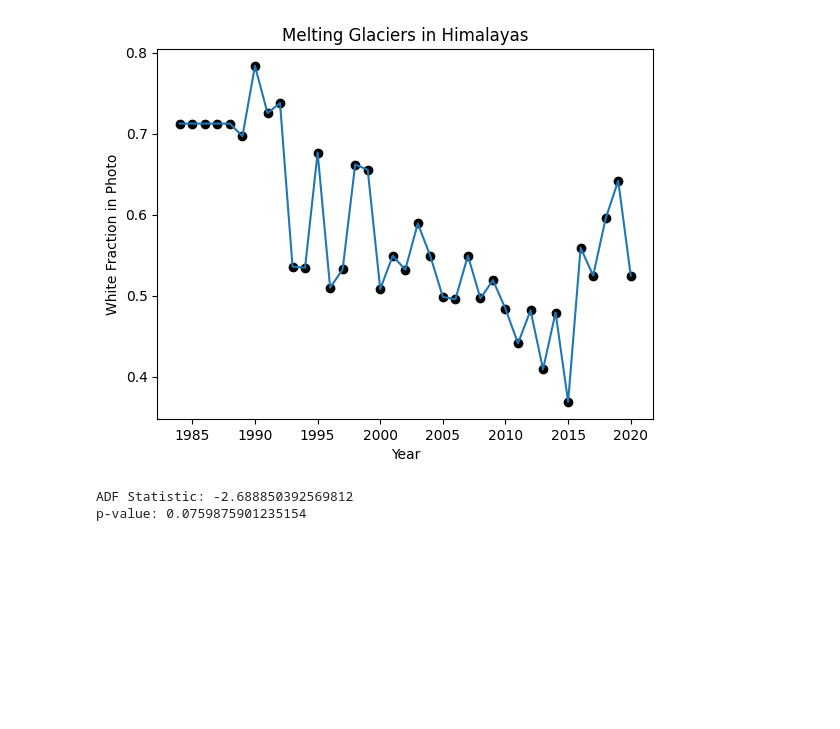
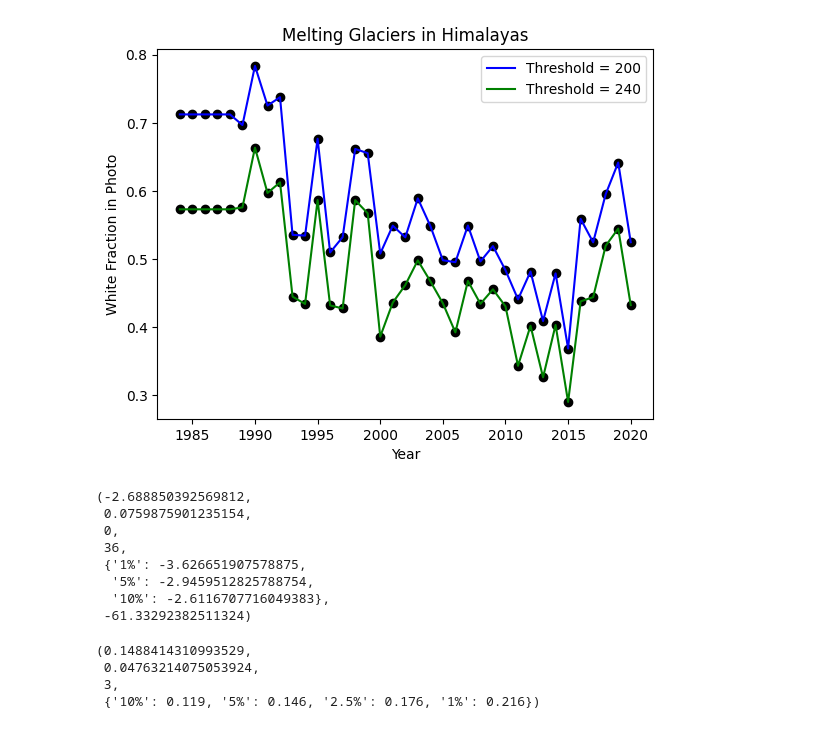
Before and after one commit to pranavkoka/Melting-Glaciers-Capstone, a Jupyter notebook: arima.ipynb, the cells around one changed output. Drawn from its saved outputs; the diff is of its cells as text; code cells hidden in the pictures; blank space fills up the shorter version.

Commit message:
check for stationary and calc first diff

```diff
--- a/arima.ipynb
+++ b/arima.ipynb
@@ -4,28 +4,53 @@ import numpy as np
 import matplotlib.pyplot as plt
 # %%
 df = pd.read_csv(r"data\white_percentage_df.csv")
-# %%
-df['white_fraction'] = df['white_percentage'] / 100
+# %%
+df['white_fraction_1'] = df['white_percentage_1'] / 100
+df['white_fraction_2'] = df['white_percentage_2'] / 100
 # %%
 x = df['years']
-y = df['white_fraction']
-plt.plot(x,y)
-plt.scatter(x,y, c='black')
+y1= df['white_fraction_1']
+y2= df['white_fraction_2']
+plt.plot(x, y1, c = 'blue')
+plt.plot(x, y2, c = 'green')
+plt.scatter(x, y1, c = 'black')
+plt.scatter(x, y2, c = 'black')
 plt.xlabel("Year")
 plt.ylabel("White Fraction in Photo")
 plt.title("Melting Glaciers in Himalayas")
+plt.legend(["Threshold = 200", "Threshold = 240"])
 plt.show()
 # %% [output]
-[figure, old version]
+[figure, new version]
 # %%
 from statsmodels.tsa.stattools import adfuller
 
 # Perform the ADF test
-result = adfuller(df['white_fraction'])
-print('ADF Statistic:', result[0])
-print('p-value:', result[1])
+result1 = adfuller(df['white_fraction_1'])
+
+result1
 
 # If p-value > 0.05, the series is not stationary
 # %% [output]
-ADF Statistic: -2.688850392569812
-p-value: 0.0759875901235154
+(-2.688850392569812,
+ 0.0759875901235154,
+ 0,
+ 36,
+ {'1%': -3.626651907578875,
+  '5%': -2.9459512825788754,
+  '10%': -2.6116707716049383},
+ -61.33292382511324)
+# %%
+import statsmodels.api as sm
+
+#perform KPSS test
+result2 = sm.tsa.stattools.kpss(df['white_fraction_1'], regression='ct')
+
+result2
+
+# If p-value < 0.05, the series is not stationary
+# %% [output]
+(0.1488414310993529,
+ 0.04763214075053924,
+ 3,
+ {'10%': 0.119, '5%': 0.146, '2.5%': 0.176, '1%': 0.216})
```
Also changed, not shown: parts of 2 cells of this notebook, 2 other files.
